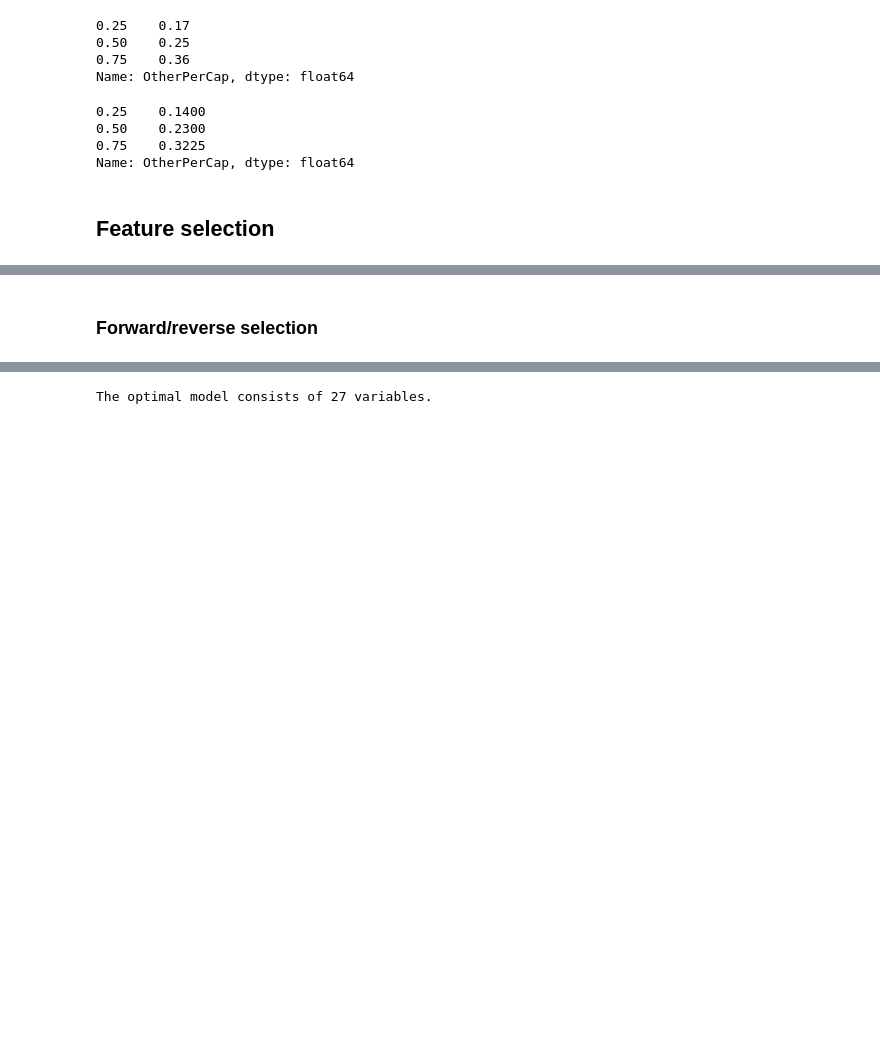
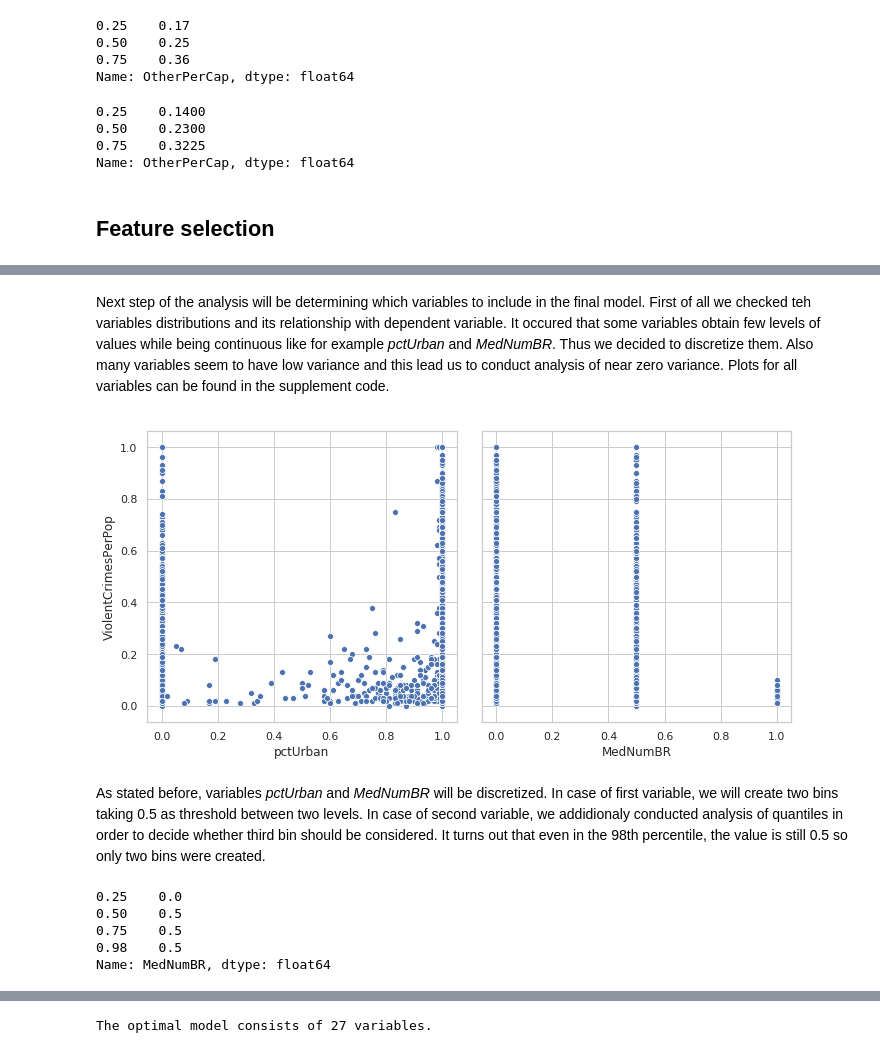
Before and after one commit to esobolewska/ML1-regression, a Jupyter notebook: ML1-kod.ipynb, the cells around one changed output, grey strips where cells are left out. Cells and saved outputs as stored; diff of their text form; code cells hidden in the pictures; blank space fills up the shorter version.

Commit message:
prawie koniec regresji, trzba jeszcz opisac i boxcox i plot r2 od ilosci zmiennych

```diff
--- a/ML1-kod.ipynb
+++ b/ML1-kod.ipynb
@@ -357,2 +148,0 @@ for col in res['MI'].columns:
-# %% [markdown]
-### Forward/reverse selection
@@ -406,0 +149,2 @@ def forward_selected(data, response):
+# %% [markdown]
+Next step of the analysis will be determining which variables to include in the final model. First of all we checked teh variables distributions and its relationship with dependent variable. It occured that some variables obtain few levels of values while being continuous like for example _pctUrban_ and _MedNumBR_. Thus we decided to discretize them. Also many variables seem to have low variance and this lead us to conduct analysis of near zero variance. Plots for all variables can be found in the supplement code.
@@ -406,0 +155,10 @@ def forward_selected(data, response):
+# %%
+f, axes = plt.subplots(1, 2, figsize=(10, 5), sharey=True)
+sns.scatterplot(mydata["pctUrban"], mydata[target_var], ax=axes[0])
+sns.scatterplot(mydata["MedNumBR"], mydata[target_var], ax=axes[1])
+plt.tight_layout()
+plt.show()
+# %% [output]
+[figure, added]
+# %% [markdown]
+As stated before, variables _pctUrban_ and _MedNumBR_ will be discretized. In case of first variable, we will create two bins taking 0.5 as threshold between two levels. In case of second variable, we addidionaly conducted analysis of quantiles in order to decide whether third bin should be considered. It turns out that even in the 98th percentile, the value is still 0.5 so only two bins were created.
@@ -406,0 +168,8 @@ def forward_selected(data, response):
+# %%
+mydata.MedNumBR.quantile([0.25, 0.5, 0.75, 0.98])
+# %% [output]
+0.25    0.0
+0.50    0.5
+0.75    0.5
+0.98    0.5
+Name: MedNumBR, dtype: float64
```
Also changed, not shown: parts of 69 cells of this notebook.
